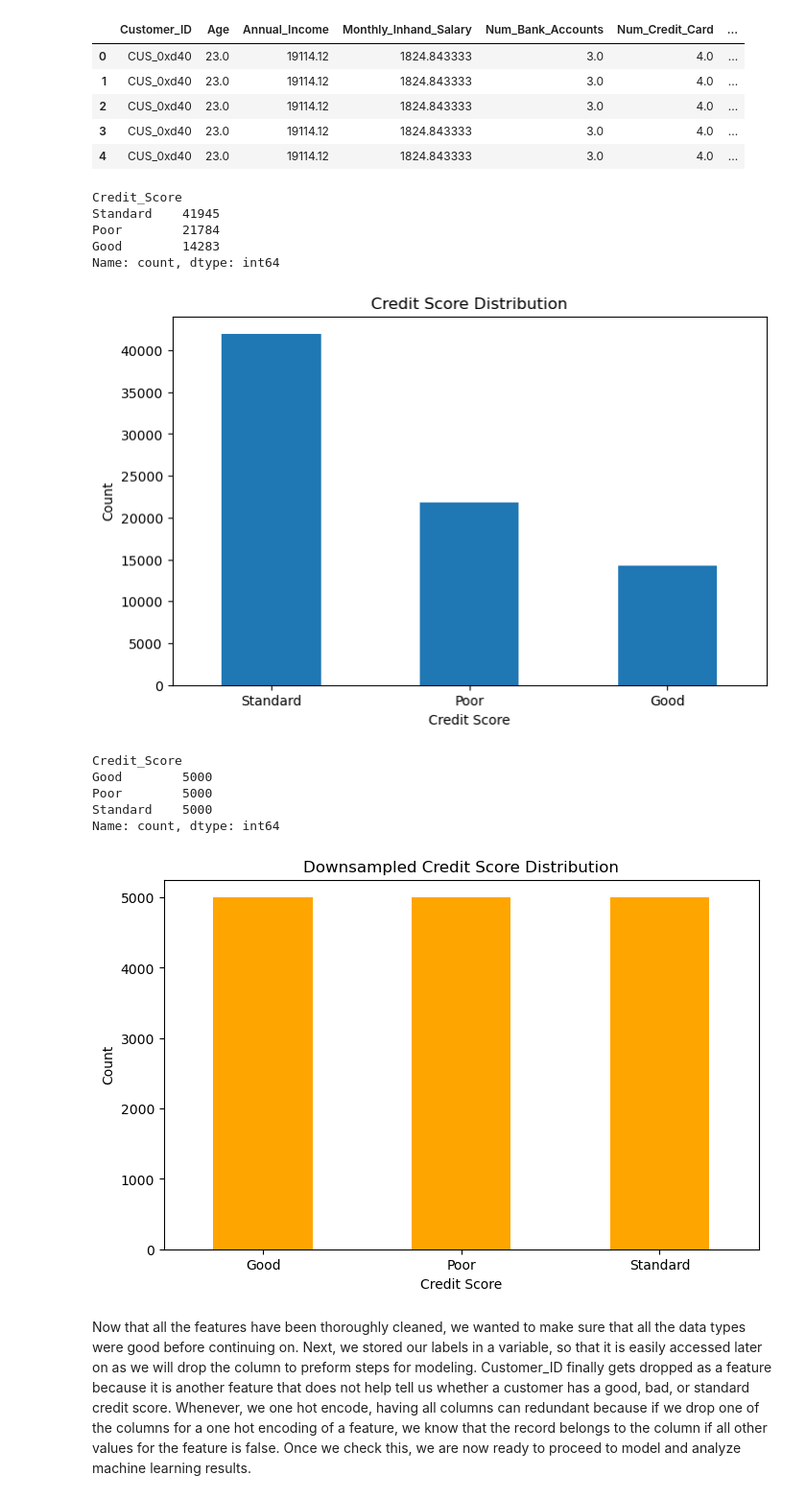
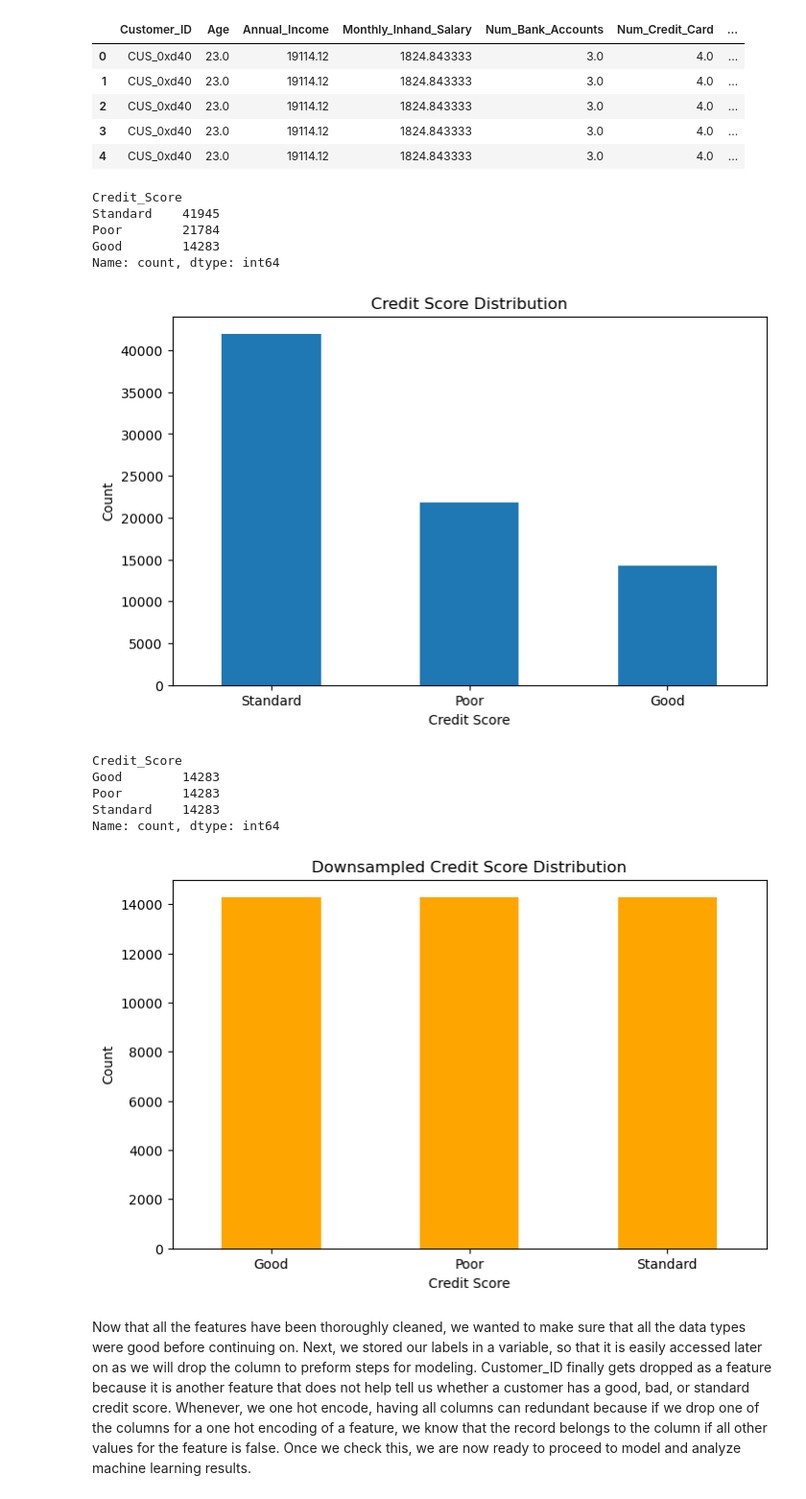
Before and after one commit to AyujVerma/Credit-Score-Classifier, a Jupyter notebook: credit_score.ipynb, the cells around one changed output. Shown at 96% size. Cells and saved outputs as stored; diff of their text form; code cells hidden in the pictures.

```diff
--- a/credit_score.ipynb
+++ b/credit_score.ipynb
@@ -1012,37 +1012,37 @@ Name: count, dtype: int64
 # %%
 credit_score_counts = data['Credit_Score'].value_counts()
 print(credit_score_counts)
 plt.figure(figsize = (8, 5))
 credit_score_counts.plot(kind='bar')
 plt.title('Credit Score Distribution')
 plt.xlabel('Credit Score')
 plt.ylabel('Count')
 plt.xticks(rotation = 0)
 plt.show()
 
-downsampled_data = data.groupby('Credit_Score').sample(n = 5000, random_state = 8)
+downsampled_data = data.groupby('Credit_Score').sample(n = 14283, random_state = 8)
 downsampled_counts = downsampled_data['Credit_Score'].value_counts()
 print(downsampled_counts)
 plt.figure(figsize=(8, 5))
 downsampled_counts.plot(kind = 'bar', color = 'orange')
 plt.title('Downsampled Credit Score Distribution')
 plt.xlabel('Credit Score')
 plt.ylabel('Count')
 plt.xticks(rotation = 0)
 plt.show()
 # %% [output]
 Credit_Score
 Standard    41945
 Poor        21784
 Good        14283
 Name: count, dtype: int64
 [figure]
 Credit_Score
-Good        5000
-Poor        5000
-Standard    5000
+Good        14283
+Poor        14283
+Standard    14283
 Name: count, dtype: int64
-[figure, old version]
+[figure, new version]
 # %% [markdown]
 Now that all the features have been thoroughly cleaned, we wanted to make sure that all the data types were good before continuing on. Next, we stored our labels in a variable, so that it is easily accessed later on as we will drop the column to preform steps for modeling. Customer_ID finally gets dropped as a feature because it is another feature that does not help tell us whether a customer has a good, bad, or standard credit score. Whenever, we one hot encode, having all columns can redundant because if we drop one of the columns for a one hot encoding of a feature, we know that the record belongs to the column if all other values for the feature is false. Once we check this, we are now ready to proceed to model and analyze machine learning results.
 # %%
```
Also changed, not shown: parts of 12 cells of this notebook.
